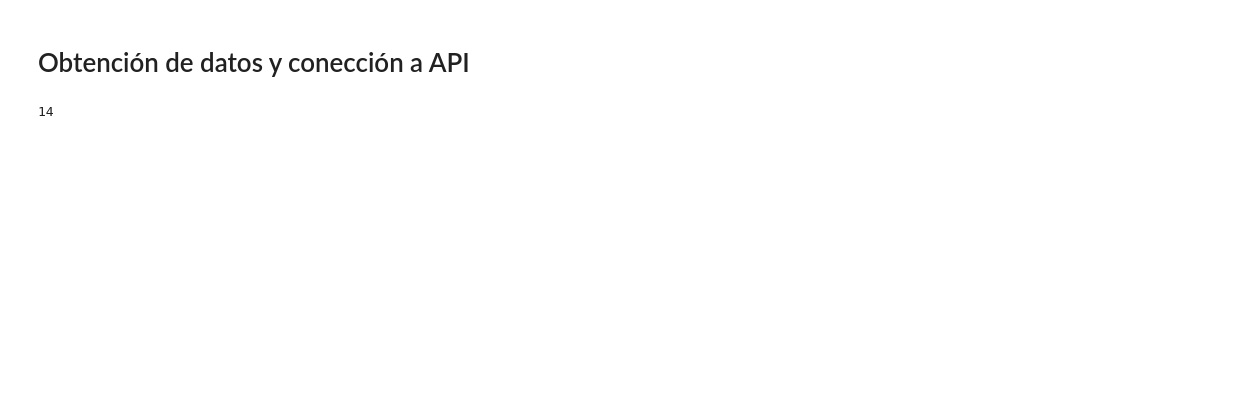
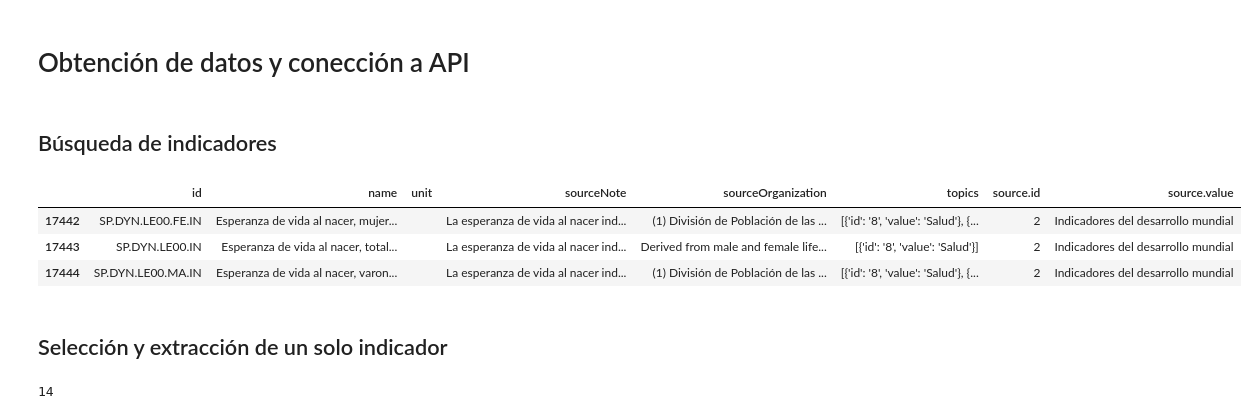
Before and after one commit to jorgeav527/life-expectancy, a Jupyter notebook: draft/pruebas.ipynb, the cells around one changed output. Cells and saved outputs as stored; diff of their text form; code cells hidden in the pictures; blank space fills up the shorter version.

```diff
--- a/draft/pruebas.ipynb
+++ b/draft/pruebas.ipynb
@@ -8,0 +6,2 @@ import pandas as pd
+# %% [markdown]
+## Búsqueda de indicadores
@@ -9,3 +32,15 @@ import pandas as pd
+# %%
+indicators = pd.json_normalize(indicadores)
+# %%
+interes = input("Indicador de interés: ")
+indicators[indicators.name.str.contains(interes,case=False)]
+# %% [output]
+|  | id | name | unit | sourceNote | sourceOrganization | topics | source.id | source.value |
+| 17442 | SP.DYN.LE00.FE.IN | Esperanza de vida al nacer, mujer... |  | La esperanza de vida al nacer ind... | (1) División de Población de las ... | [{'id': '8', 'value': 'Salud'}, {... | 2 | Indicadores del desarrollo mundial |
+| 17443 | SP.DYN.LE00.IN | Esperanza de vida al nacer, total... |  | La esperanza de vida al nacer ind... | Derived from male and female life... | [{'id': '8', 'value': 'Salud'}] | 2 | Indicadores del desarrollo mundial |
+| 17444 | SP.DYN.LE00.MA.IN | Esperanza de vida al nacer, varon... |  | La esperanza de vida al nacer ind... | (1) División de Población de las ... | [{'id': '8', 'value': 'Salud'}, {... | 2 | Indicadores del desarrollo mundial |
+# %% [markdown]
+## Selección y extracción de un solo indicador
 # %%
 # Establecemos los parámetros que queremos acceder.
 indicador = 'SP.DYN.LE00.IN'
```
Also changed, not shown: parts of 9 cells of this notebook.
